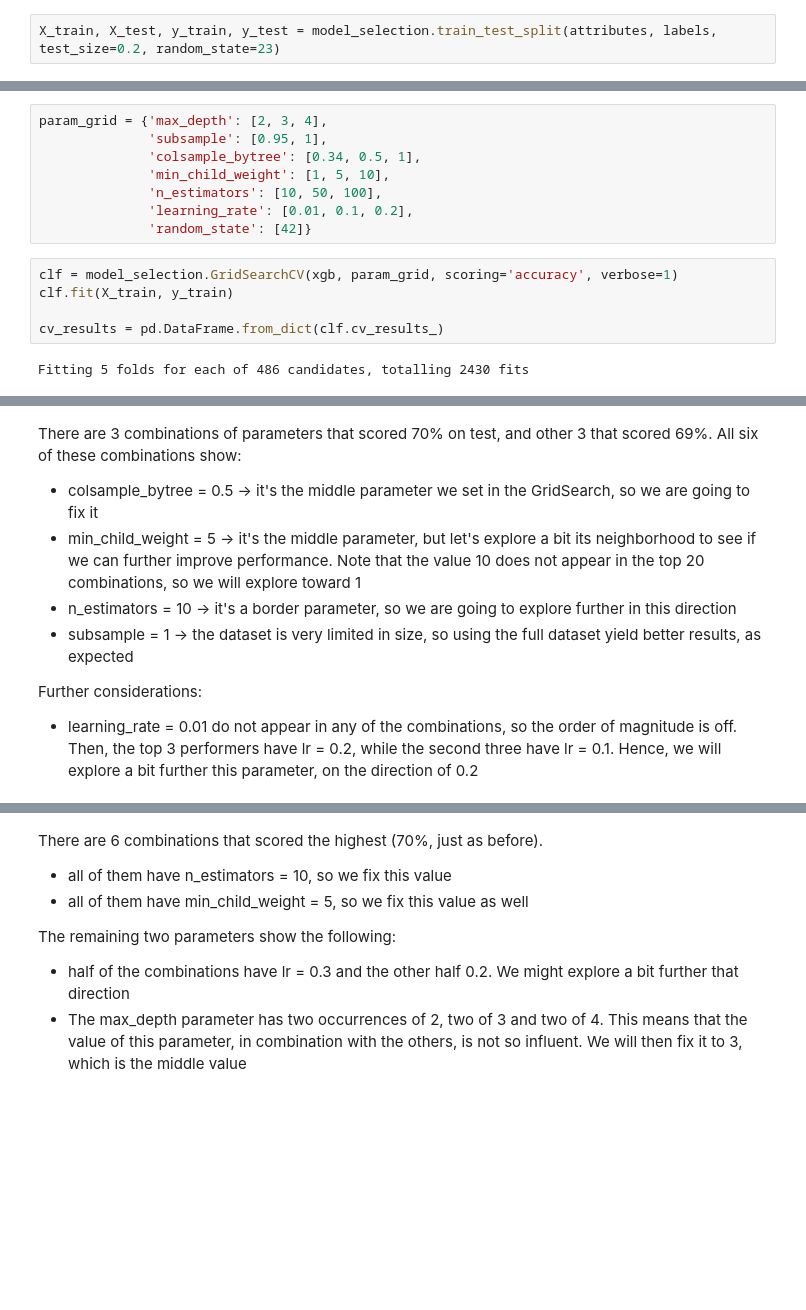
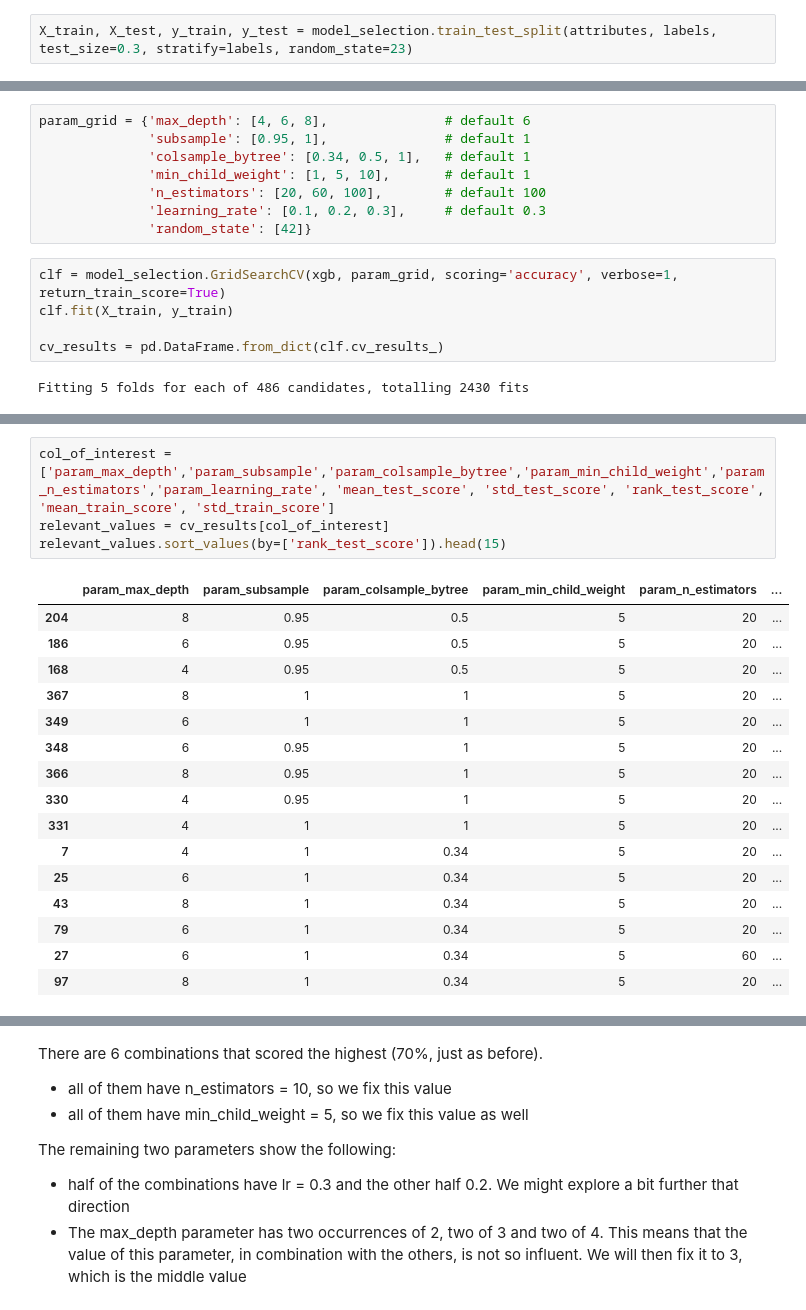
Before and after one commit to Ilvecho/Happy-Customers, a Jupyter notebook: Notebook_for_dev.ipynb, the cells around one changed output, grey strips where cells are left out. Saved outputs shown, nothing was run; the diff lists cells and outputs as text; blank space fills up the shorter version.

```diff
--- a/Notebook_for_dev.ipynb
+++ b/Notebook_for_dev.ipynb
@@ -277,4 +277,4 @@ import sklearn
 from sklearn import model_selection
 from sklearn import metrics
 # %%
-X_train, X_test, y_train, y_test = model_selection.train_test_split(attributes, labels, test_size=0.2, random_state=23)
+X_train, X_test, y_train, y_test = model_selection.train_test_split(attributes, labels, test_size=0.3, stratify=labels, random_state=23)
@@ -516,15 +524,15 @@ The relevant tuning parameters for XGBoost are:
 
 Furthermore, we might explore also the scale_pos_weight parameter, in light of the Dataset imbalance and relevancy of the unhappy customers
 # %%
-param_grid = {'max_depth': [2, 3, 4],
-              'subsample': [0.95, 1],
-              'colsample_bytree': [0.34, 0.5, 1],
-              'min_child_weight': [1, 5, 10],
-              'n_estimators': [10, 50, 100],
-              'learning_rate': [0.01, 0.1, 0.2],
+param_grid = {'max_depth': [4, 6, 8],               # default 6
+              'subsample': [0.95, 1],               # default 1
+              'colsample_bytree': [0.34, 0.5, 1],   # default 1
+              'min_child_weight': [1, 5, 10],       # default 1
+              'n_estimators': [20, 60, 100],        # default 100
+              'learning_rate': [0.1, 0.2, 0.3],     # default 0.3
               'random_state': [42]}
 # %%
-clf = model_selection.GridSearchCV(xgb, param_grid, scoring='accuracy', verbose=1)
+clf = model_selection.GridSearchCV(xgb, param_grid, scoring='accuracy', verbose=1, return_train_score=True)
 clf.fit(X_train, y_train)
 
 cv_results = pd.DataFrame.from_dict(clf.cv_results_)
@@ -553,10 +541,21 @@ cv_results.drop('params', axis=1).sort_values('rank_test_score').head(n=20)
-# %% [markdown]
-There are 3 combinations of parameters that scored 70% on test, and other 3 that scored 69%.
-All six of these combinations show:
-*  colsample_bytree = 0.5 -> it's the middle parameter we set in the GridSearch, so we are going to fix it
-*  min_child_weight = 5 -> it's the middle parameter, but let's explore a bit its neighborhood to see if we can further improve performance. Note that the value 10 does not appear in the top 20 combinations, so we will explore toward 1
-*  n_estimators = 10 -> it's a border parameter, so we are going to explore further in this direction
-*  subsample = 1 -> the dataset is very limited in size, so using the full dataset yield better results, as expected
-
-Further considerations:
-* learning_rate = 0.01 do not appear in any of the combinations, so the order of magnitude is off. Then, the top 3 performers have lr = 0.2, while the second three have lr = 0.1. Hence, we will explore a bit further this parameter, on the direction of 0.2
+# %%
+col_of_interest = ['param_max_depth','param_subsample','param_colsample_bytree','param_min_child_weight','param_n_estimators','param_learning_rate', 'mean_test_score', 'std_test_score', 'rank_test_score', 'mean_train_score', 'std_train_score']
+relevant_values = cv_results[col_of_interest]
+relevant_values.sort_values(by=['rank_test_score']).head(15)
+# %% [output]
+|  | param_max_depth | param_subsample | param_colsample_bytree | param_min_child_weight | param_n_estimators | ... |
+| 204 | 8 | 0.95 | 0.5 | 5 | 20 | ... |
+| 186 | 6 | 0.95 | 0.5 | 5 | 20 | ... |
+| 168 | 4 | 0.95 | 0.5 | 5 | 20 | ... |
+| 367 | 8 | 1 | 1 | 5 | 20 | ... |
+| 349 | 6 | 1 | 1 | 5 | 20 | ... |
+| 348 | 6 | 0.95 | 1 | 5 | 20 | ... |
+| 366 | 8 | 0.95 | 1 | 5 | 20 | ... |
+| 330 | 4 | 0.95 | 1 | 5 | 20 | ... |
+| 331 | 4 | 1 | 1 | 5 | 20 | ... |
+| 7 | 4 | 1 | 0.34 | 5 | 20 | ... |
+| 25 | 6 | 1 | 0.34 | 5 | 20 | ... |
+| 43 | 8 | 1 | 0.34 | 5 | 20 | ... |
+| 79 | 6 | 1 | 0.34 | 5 | 20 | ... |
+| 27 | 6 | 1 | 0.34 | 5 | 60 | ... |
+| 97 | 8 | 1 | 0.34 | 5 | 20 | ... |
```
Also changed, not shown: parts of 8 cells of this notebook.
